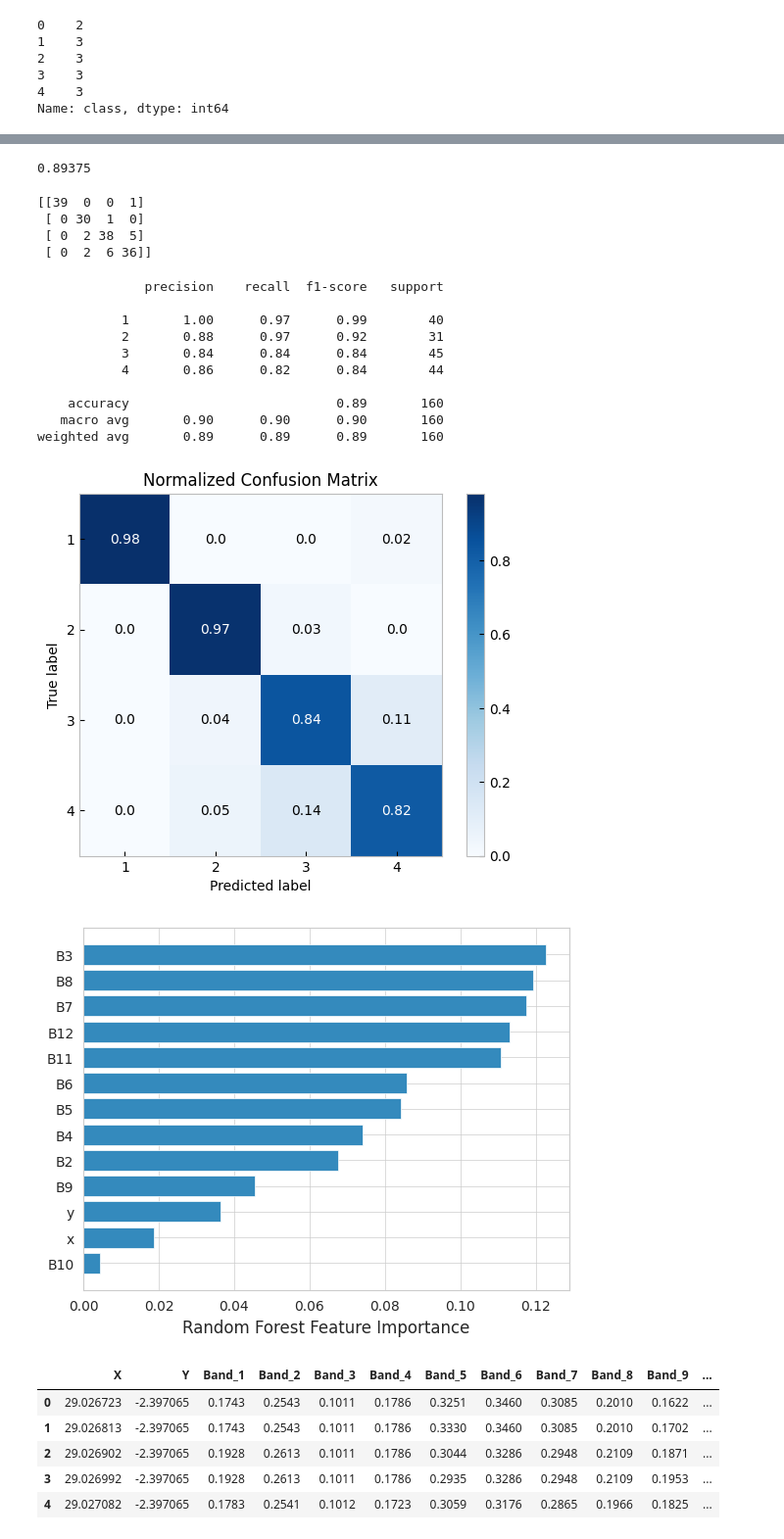
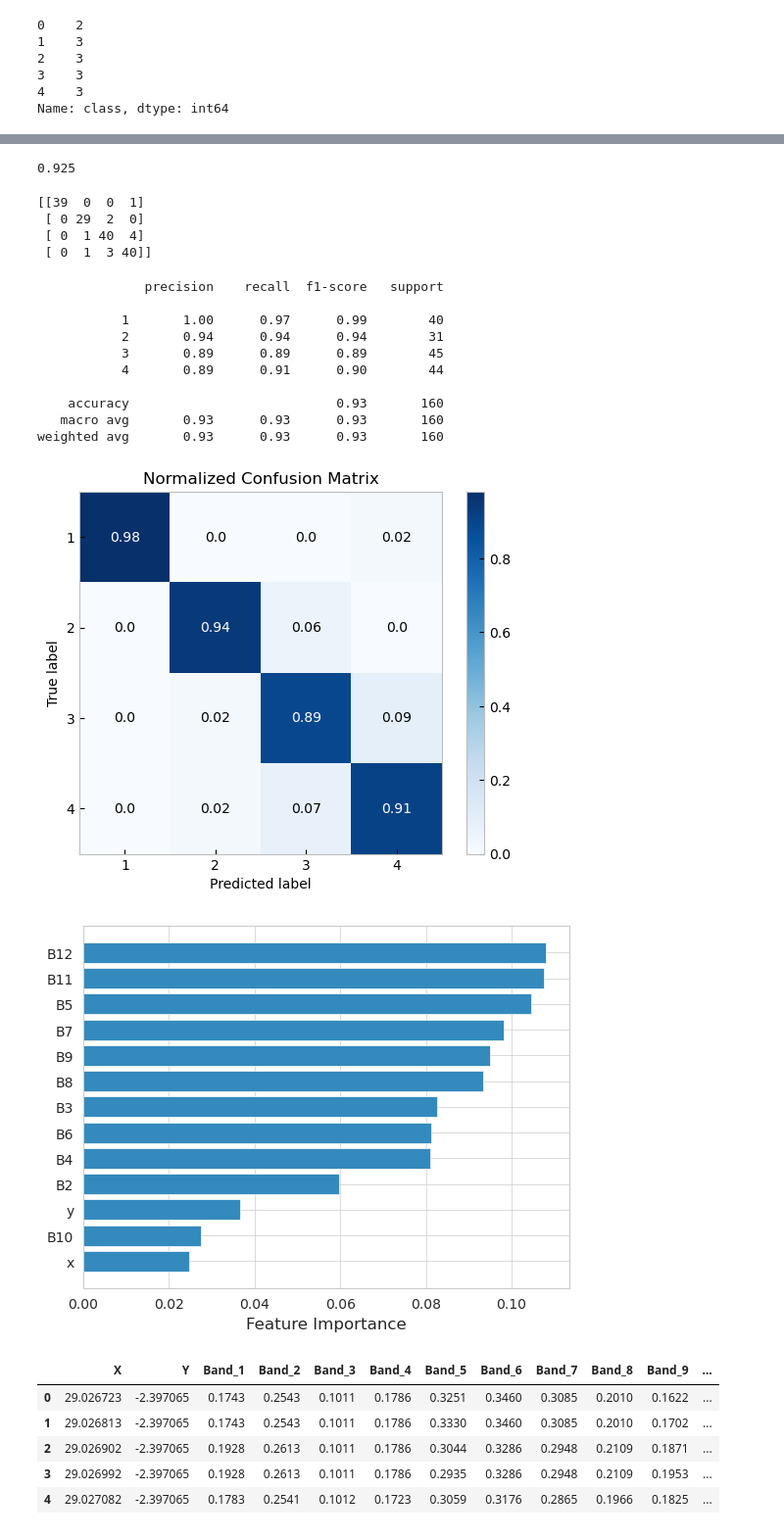
Before and after one commit to BBenyamini/agri-workshop, a Jupyter notebook: code/4_building_class_model.ipynb, the cells around one changed output, grey strips where cells are left out. Shown at 98% size. Drawn from its saved outputs; the diff is of its cells as text; code cells hidden in the pictures.

```diff
--- a/code/4_building_class_model.ipynb
+++ b/code/4_building_class_model.ipynb
@@ -89,8 +46,8 @@ from sklearn.model_selection import GridSearchCV
 from sklearn.preprocessing import OrdinalEncoder
 # %%
 #load the dataset
-src=rasterio.open("/home/drdc/Documents/drdc/open_projects/agrifield_workshop/wk100823/dc-workshop/orginal/S2_srw.tif")
-train_points=gpd.read_file("/home/drdc/Documents/drdc/open_projects/agrifield_workshop/wk100823/dc-workshop/orginal/rwanda_points.shp")
+src=rasterio.open("S2_srw.tif")
+train_points=gpd.read_file("rwanda_points_new.shp")
 # %%
 # read all bands of the dataset into 3-dimensional array stack - (band, row, column)
 stack = src.read()
@@ -140,6 +153,6 @@ bands
 ['B12', 'B11', 'B10', 'B9', 'B8', 'B7', 'B6', 'B5', 'B4', 'B3', 'B2']
 # %%
 #Sample the each band of raster dataset at each point in the coordinate list
-train_points['Raster_Value'] = [x for x in dataset.sample(coords)]   # all band values are saved as a list in the Raster Value column
+train_points['raster_value'] = [x for x in dataset.sample(coords)]   # all band values are saved as a list in the Raster Value column
 train_points.head()
 # %% [output]
@@ -152,7 +165,7 @@ train_points.head()
 # %%
 # Unpack the Raster Value column to separate column for each band - band names were retrieved with snappy and are now usef as column names
-train_points[bands] = pd.DataFrame(train_points['Raster_Value'].tolist(), index= train_points.index)
-train_points = train_points.drop(['Raster_Value'], axis=1)  # Remove Raster Value column
+train_points[bands] = pd.DataFrame(train_points['raster_value'].tolist(), index= train_points.index)
+train_points = train_points.drop(['raster_value'], axis=1)  # Remove Raster Value column
 # %%
 train_points.head()
 # %% [output]
@@ -307,22 +325,22 @@ Best: 0.930000 using {'n_estimators': 250}
 # %%
 #Finalize the model
-final_RF=RandomForestClassifier(random_state=seed, n_estimators=250)
-classifier=final_RF.fit(x_train, y_train)
+final_ET=ExtraTreesClassifier(random_state=seed, n_estimators=250)
+classifier=final_ET.fit(x_train, y_train)
 
 # Make predictions on validation dataset
 
 predictions= classifier.predict(x_val)
 print(accuracy_score(y_val, predictions))
 # %% [output]
-0.89375
+0.925
 # %%
 #print the confusion matrix
 print(confusion_matrix(y_val, predictions))
 # %% [output]
 [[39  0  0  1]
- [ 0 30  1  0]
- [ 0  2 38  5]
- [ 0  2  6 36]]
+ [ 0 29  2  0]
+ [ 0  1 40  4]
+ [ 0  1  3 40]]
 # %%
 #now let's print the classification report
 print(classification_report(y_val, predictions))
@@ -330,33 +348,33 @@ print(classification_report(y_val, predictions))
               precision    recall  f1-score   support
 
            1       1.00      0.97      0.99        40
-           2       0.88      0.97      0.92        31
-           3       0.84      0.84      0.84        45
-           4       0.86      0.82      0.84        44
+           2       0.94      0.94      0.94        31
+           3       0.89      0.89      0.89        45
+           4       0.89      0.91      0.90        44
 
-    accuracy                           0.89       160
-   macro avg       0.90      0.90      0.90       160
-weighted avg       0.89      0.89      0.89       160
+    accuracy                           0.93       160
+   macro avg       0.93      0.93      0.93       160
+weighted avg       0.93      0.93      0.93       160
 # %%
 #we can now use the scikitplot to visualize the report
 skplt.metrics.plot_confusion_matrix(y_val, predictions, normalize=True)
 plt.show()
 # %% [output]
-[figure, old version]
+[figure, new version]
 # %%
 #plot variables importance
 # get importance from Random Forest
 sns.set_style("whitegrid")
 importance = classifier.feature_importances_
 
 variables=list(x.columns)
 variables
 feature=x_train.columns
 sorted_idx = classifier.feature_importances_.argsort()
 plt.barh(feature[sorted_idx], classifier.feature_importances_[sorted_idx])
-plt.xlabel("Random Forest Feature Importance");
+plt.xlabel("Feature Importance");
 # %% [output]
-[figure, old version]
+[figure, new version]
 # %%
 import rasterio
 import pandas as pd
```
Also changed, not shown: parts of 30 cells of this notebook, 8 other files.
